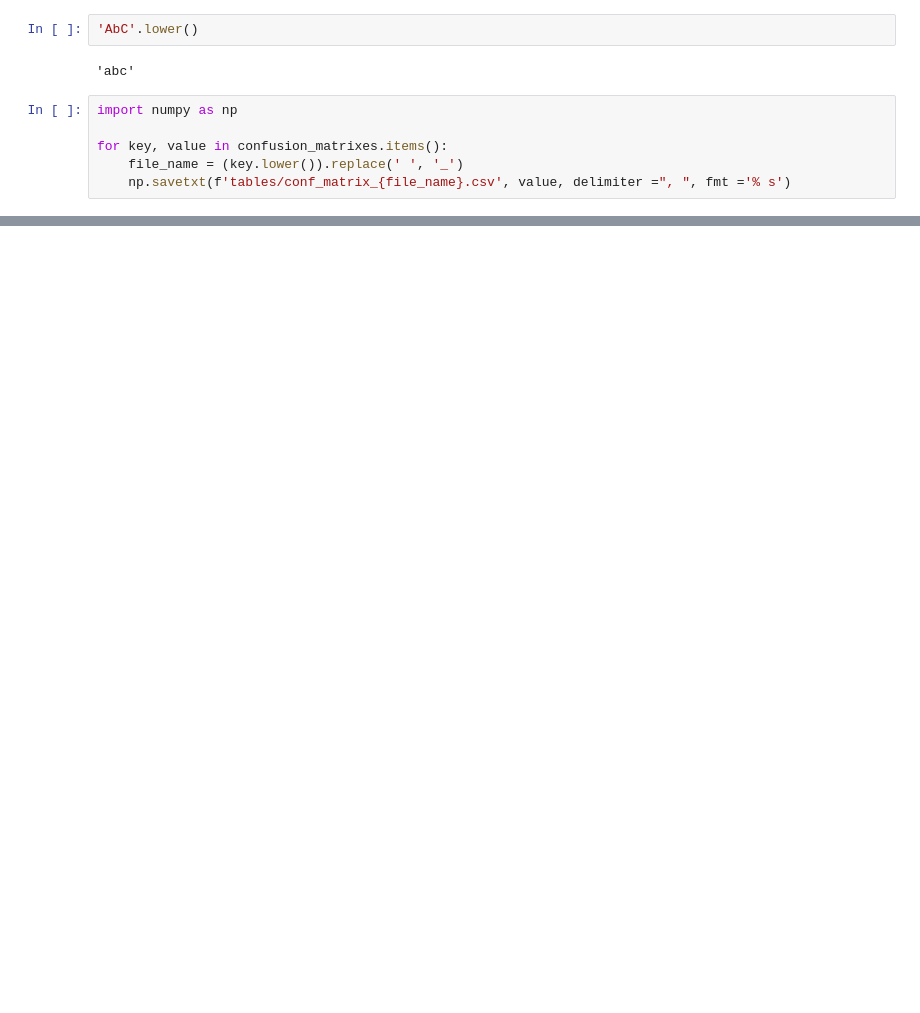
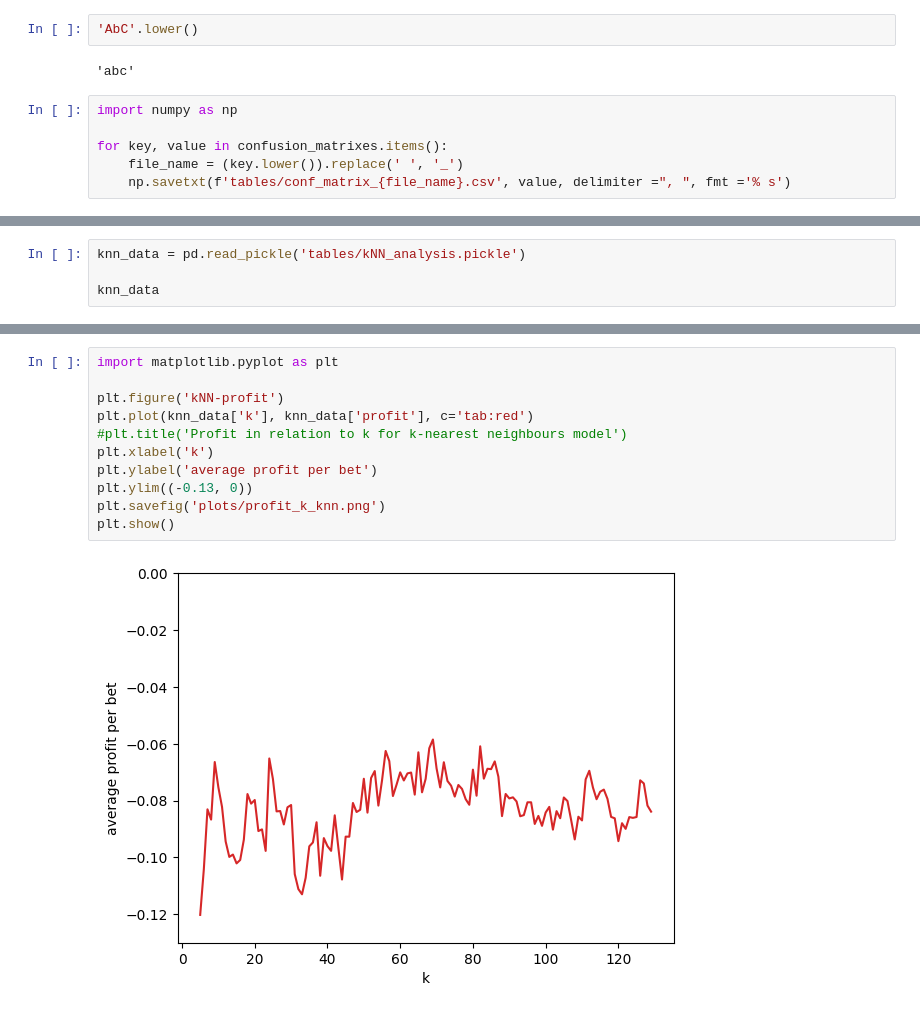
Before and after one commit to majbc1999/ml-in-football-analysis, a Jupyter notebook: analysis/result_analysis.ipynb, the cells around one changed output, grey strips where cells are left out. Drawn from its saved outputs; the diff is of its cells as text; blank space fills up the shorter version.

Commit message:
Added parameter manipulation plots

```diff
--- a/analysis/result_analysis.ipynb
+++ b/analysis/result_analysis.ipynb
@@ -123,2 +133,6 @@ acc_df
 | 2 | k-NN | 0.433 |
 | 3 | Bayesian network | 0.469 |
+# %%
+knn_data = pd.read_pickle('tables/kNN_analysis.pickle')
+
+knn_data
@@ -124,0 +153,13 @@ acc_df
+# %%
+import matplotlib.pyplot as plt
+
+plt.figure('kNN-profit')
+plt.plot(knn_data['k'], knn_data['profit'], c='tab:red')
+#plt.title('Profit in relation to k for k-nearest neighbours model')
+plt.xlabel('k')
+plt.ylabel('average profit per bet')
+plt.ylim((-0.13, 0))
+plt.savefig('plots/profit_k_knn.png')
+plt.show()
+# %% [output]
+[figure, added]
```
Also changed, not shown: parts of 13 cells of this notebook, 5 other files.
